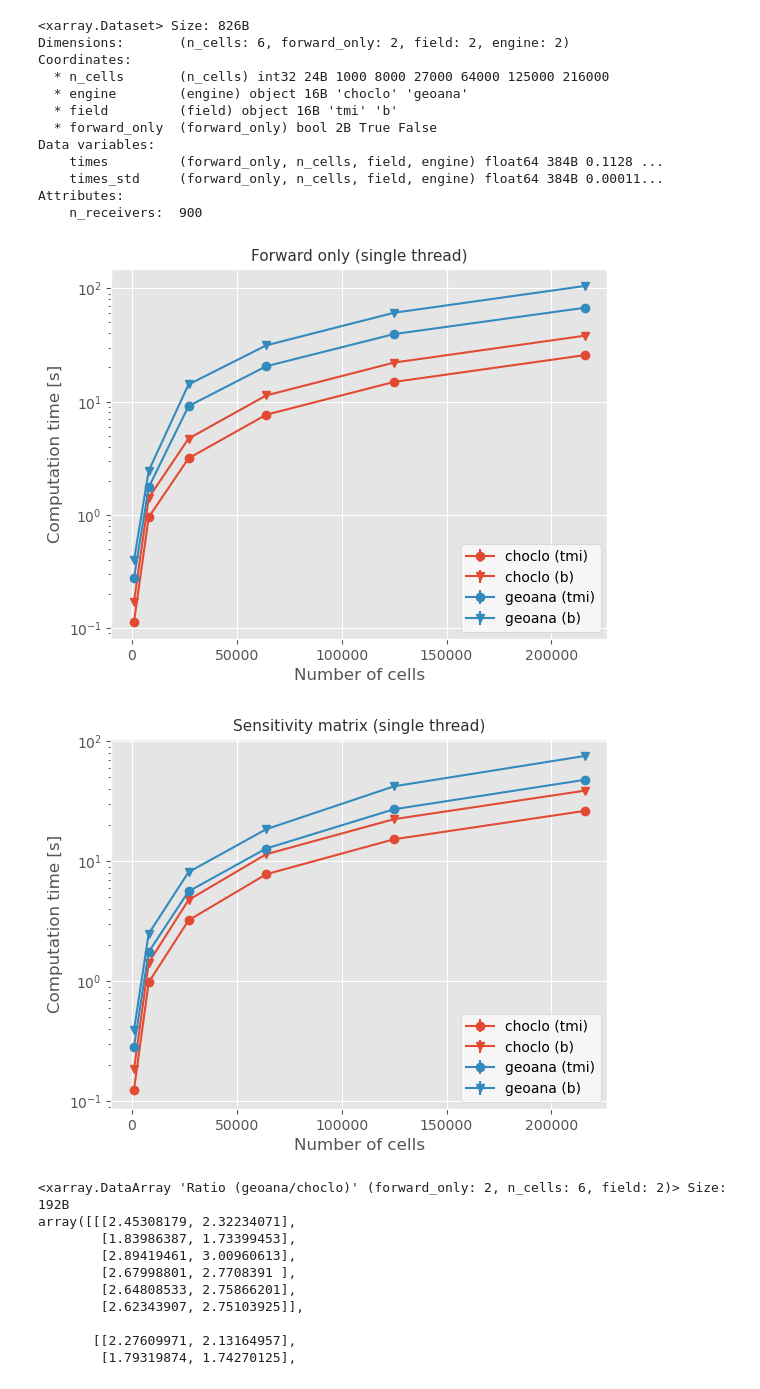
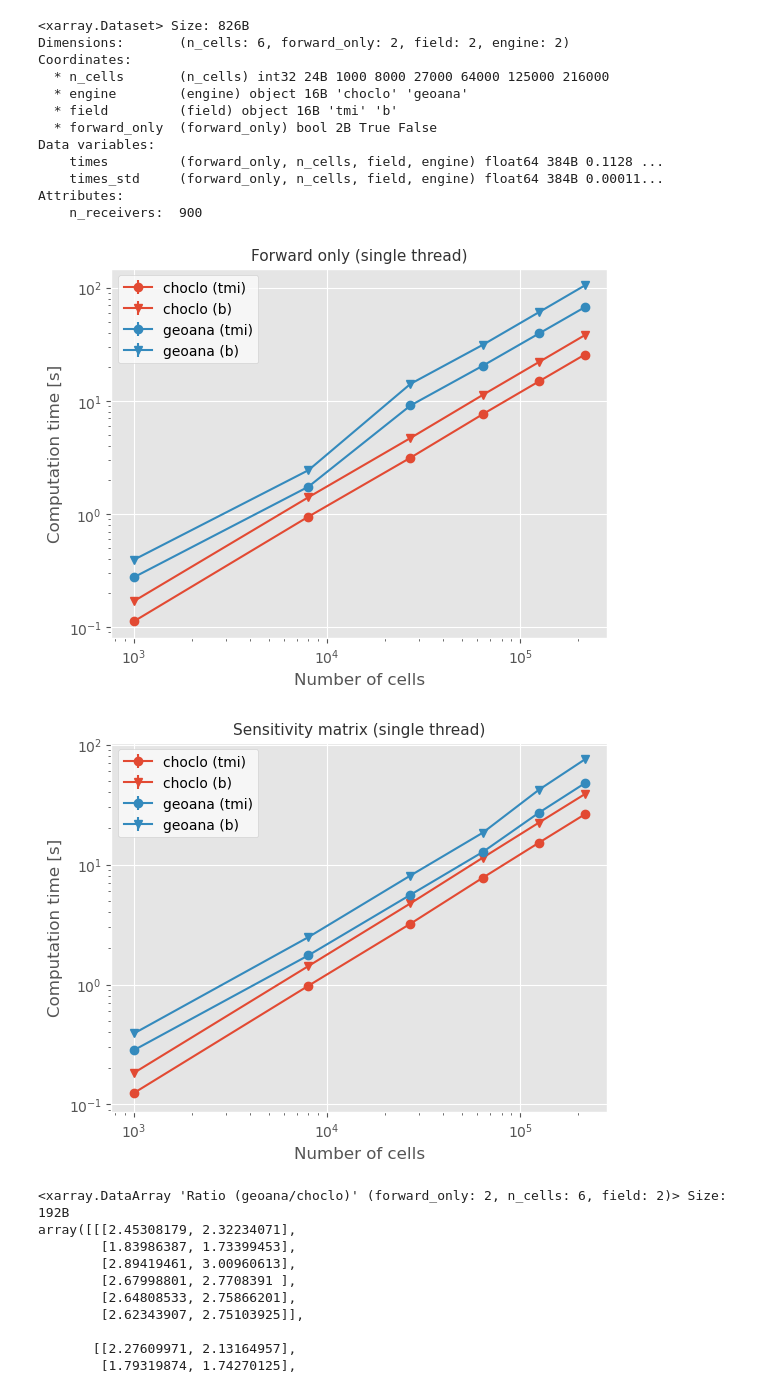
Before and after one commit to santisoler/simpeg-benchmarks-magnetic, a Jupyter notebook: code/figures.ipynb, the cells around one changed output. Cells and saved outputs as stored; diff of their text form; code cells hidden in the pictures.

```diff
--- a/code/figures.ipynb
+++ b/code/figures.ipynb
@@ -55,23 +55,24 @@ Attributes:
 # %%
 forward_only = True
 title = get_title(forward_only, parallel=False)
 
 colors = ["C0", "C1", "C2", "C3"]
 markers = ["o", "v"]
 
 for color, engine in zip(colors, single_thread.engine.values):
     for marker, field in zip(markers, single_thread.field.values):
         tmp = single_thread.sel(engine=engine, field=field, forward_only=forward_only)
         plt.errorbar(tmp.n_cells, tmp.times, yerr=tmp.times_std, label=f"{engine} ({field})", marker=marker, color=color)
 
+plt.xscale("log")
 plt.yscale("log")
 plt.xlabel("Number of cells")
 plt.ylabel("Computation time [s]")
 plt.title(title)
 plt.legend()
 plt.show()
 # %% [output]
-[figure, old version]
+[figure, new version]
 # %%
 forward_only = False
 title = get_title(forward_only, parallel=False)
@@ -84,6 +85,7 @@ for color, engine in zip(colors, single_thread.engine.values):
         tmp = single_thread.sel(engine=engine, field=field, forward_only=forward_only)
         plt.errorbar(tmp.n_cells, tmp.times, yerr=tmp.times_std, label=f"{engine} ({field})", marker=marker, color=color)
 
+plt.xscale("log")
 plt.yscale("log")
 plt.xlabel("Number of cells")
 plt.ylabel("Computation time [s]")
@@ -91,7 +93,7 @@ plt.title(title)
 plt.legend()
 plt.show()
 # %% [output]
-[figure, old version]
+[figure, new version]
 # %%
 ratii = single_thread.times.sel(engine="geoana") / single_thread.times.sel(engine="choclo")
 ratii.name = "Ratio (geoana/choclo)"
```
Also changed, not shown: parts of 11 cells of this notebook.
